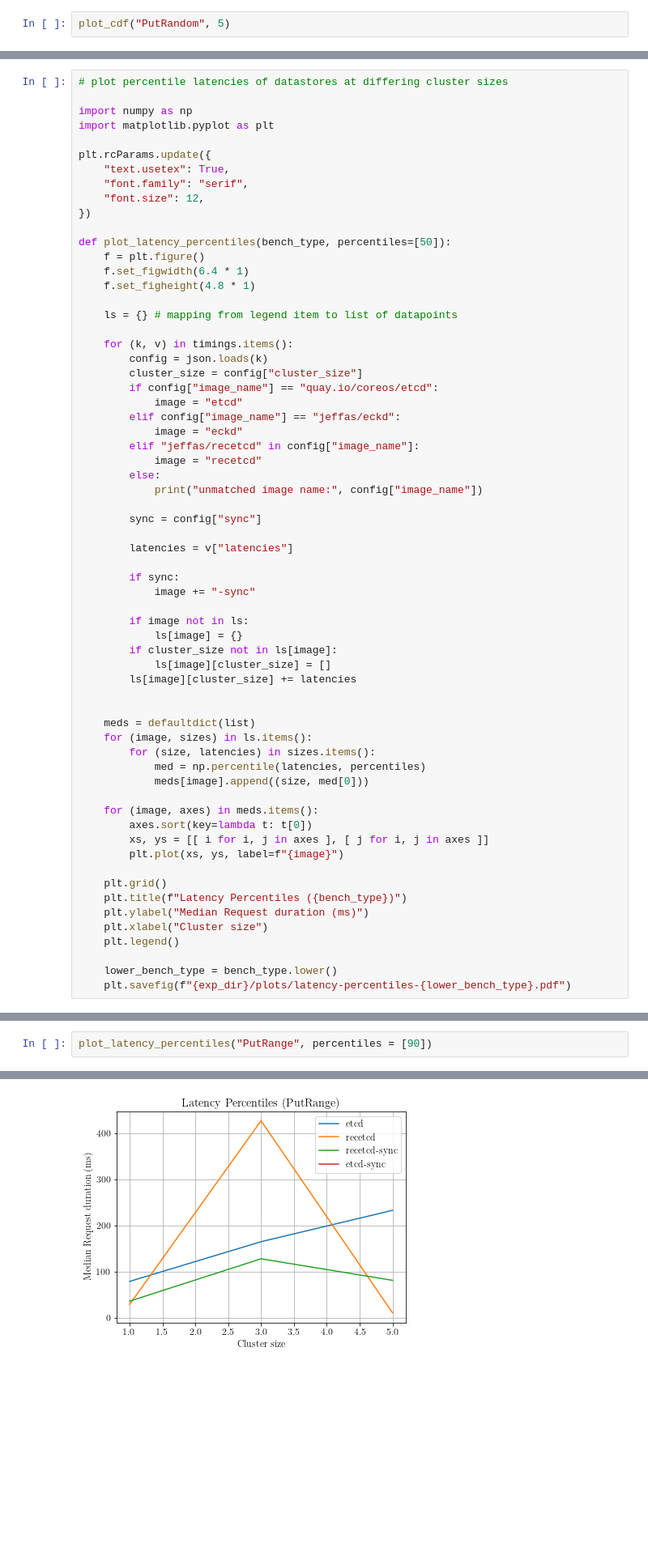
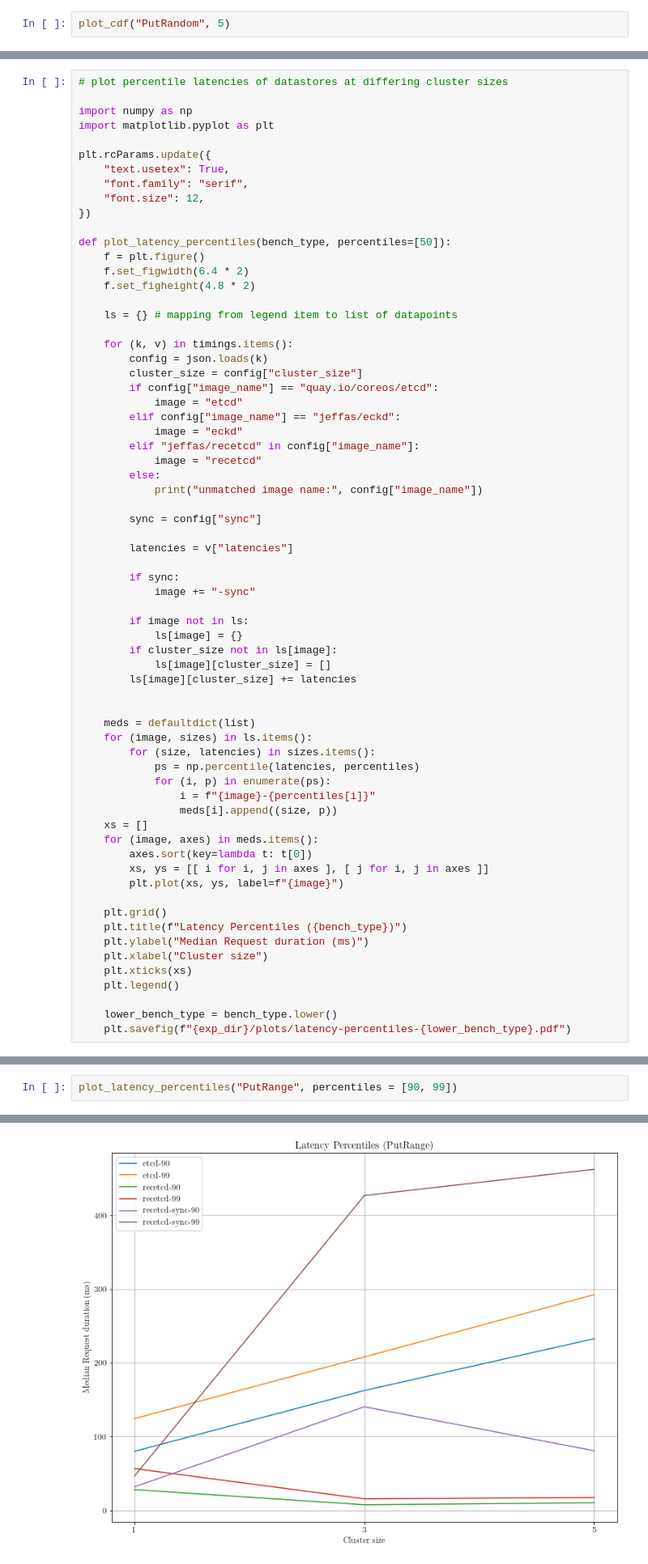
Before and after one commit to jeffa5/mergeable-etcd, a Jupyter notebook: experiments/distributed-bencher/analysis.ipynb, the cells around one changed output, grey strips where cells are left out. Shown at 81% size. Cells and saved outputs as stored; diff of their text form; blank space fills up the shorter version.

```diff
--- a/experiments/distributed-bencher/analysis.ipynb
+++ b/experiments/distributed-bencher/analysis.ipynb
@@ -248,8 +267,8 @@ plt.rcParams.update({
 
 def plot_latency_percentiles(bench_type, percentiles=[50]):
     f = plt.figure()
-    f.set_figwidth(6.4 * 1)
-    f.set_figheight(4.8 * 1)
+    f.set_figwidth(6.4 * 2)
+    f.set_figheight(4.8 * 2)
 
     ls = {} # mapping from legend item to list of datapoints
 
@@ -282,9 +301,11 @@ def plot_latency_percentiles(bench_type, percentiles=[50]):
     meds = defaultdict(list)
     for (image, sizes) in ls.items():
         for (size, latencies) in sizes.items():
-            med = np.percentile(latencies, percentiles)
-            meds[image].append((size, med[0]))
-
+            ps = np.percentile(latencies, percentiles)
+            for (i, p) in enumerate(ps):
+                i = f"{image}-{percentiles[i]}"
+                meds[i].append((size, p))
+    xs = []
     for (image, axes) in meds.items():
         axes.sort(key=lambda t: t[0])
         xs, ys = [[ i for i, j in axes ], [ j for i, j in axes ]]
@@ -294,6 +315,7 @@ def plot_latency_percentiles(bench_type, percentiles=[50]):
     plt.title(f"Latency Percentiles ({bench_type})")
     plt.ylabel("Median Request duration (ms)")
     plt.xlabel("Cluster size")
+    plt.xticks(xs)
     plt.legend()
 
     lower_bench_type = bench_type.lower()
@@ -322,3 +331,3 @@ True
 # %%
-plot_latency_percentiles("PutRange", percentiles = [90])
+plot_latency_percentiles("PutRange", percentiles = [90, 99])
 # %% [output]
@@ -342,4 +334,4 @@ True
-[figure, old version]
+[figure, new version]
 # %%
 # get cpu and mem data
 
```
Also changed, not shown: parts of 10 cells of this notebook, 4 other files.
